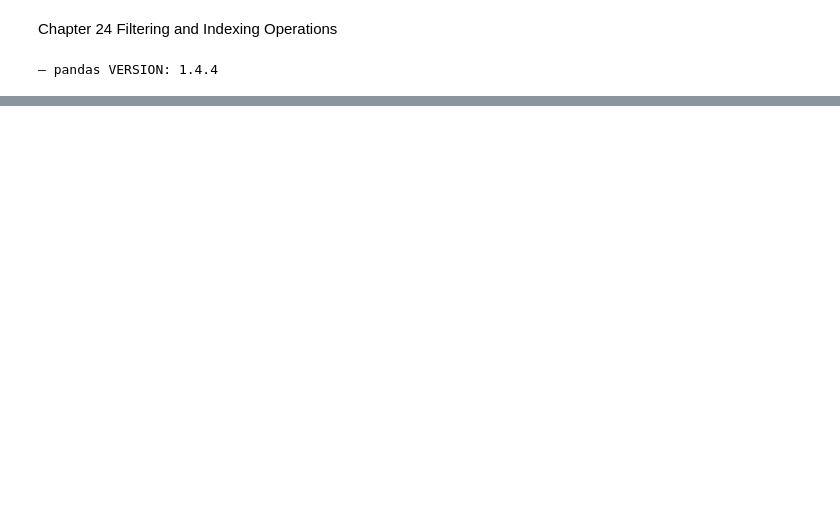
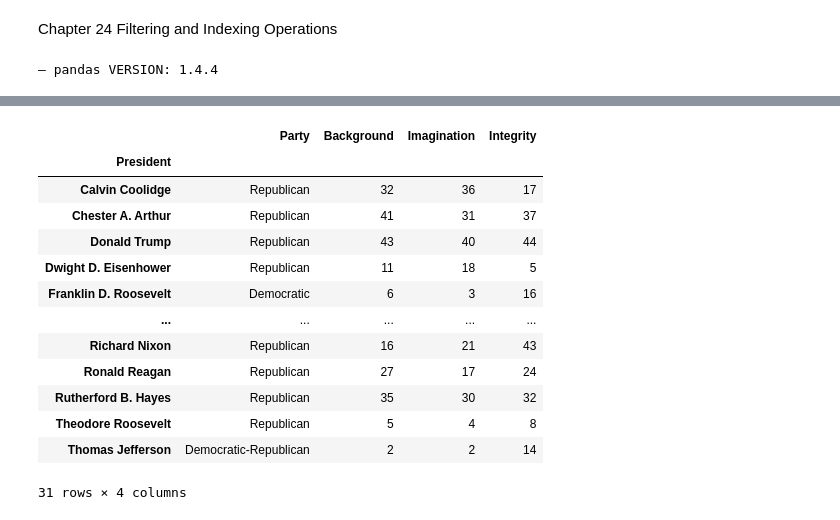
Before and after one commit to sgromme/effectivepandas, a Jupyter notebook: chapter24.ipynb, the cells around one changed output, grey strips where cells are left out. Drawn from its saved outputs; the diff is of its cells as text; code cells hidden in the pictures; blank space fills up the shorter version.

```diff
--- a/chapter24.ipynb
+++ b/chapter24.ipynb
@@ -111,0 +336,21 @@ pres.iloc[1:5]
+# %%
+(pres
+ .set_index('President')
+ .sort_index()
+ .loc['C':'Thomas Jefferson','Party':'Integrity']
+)
+# %% [output]
+|  | Party | Background | Imagination | Integrity |
+| President |  |  |  |  |
+| Calvin Coolidge | Republican | 32 | 36 | 17 |
+| Chester A. Arthur | Republican | 41 | 31 | 37 |
+| Donald Trump | Republican | 43 | 40 | 44 |
+| Dwight D. Eisenhower | Republican | 11 | 18 | 5 |
+| Franklin D. Roosevelt | Democratic | 6 | 3 | 16 |
+| ... | ... | ... | ... | ... |
+| Richard Nixon | Republican | 16 | 21 | 43 |
+| Ronald Reagan | Republican | 27 | 17 | 24 |
+| Rutherford B. Hayes | Republican | 35 | 30 | 32 |
+| Theodore Roosevelt | Republican | 5 | 4 | 8 |
+| Thomas Jefferson | Democratic-Republican | 2 | 2 | 14 |
+31 rows × 4 columns
```
Also changed, not shown: parts of 26 cells of this notebook.
